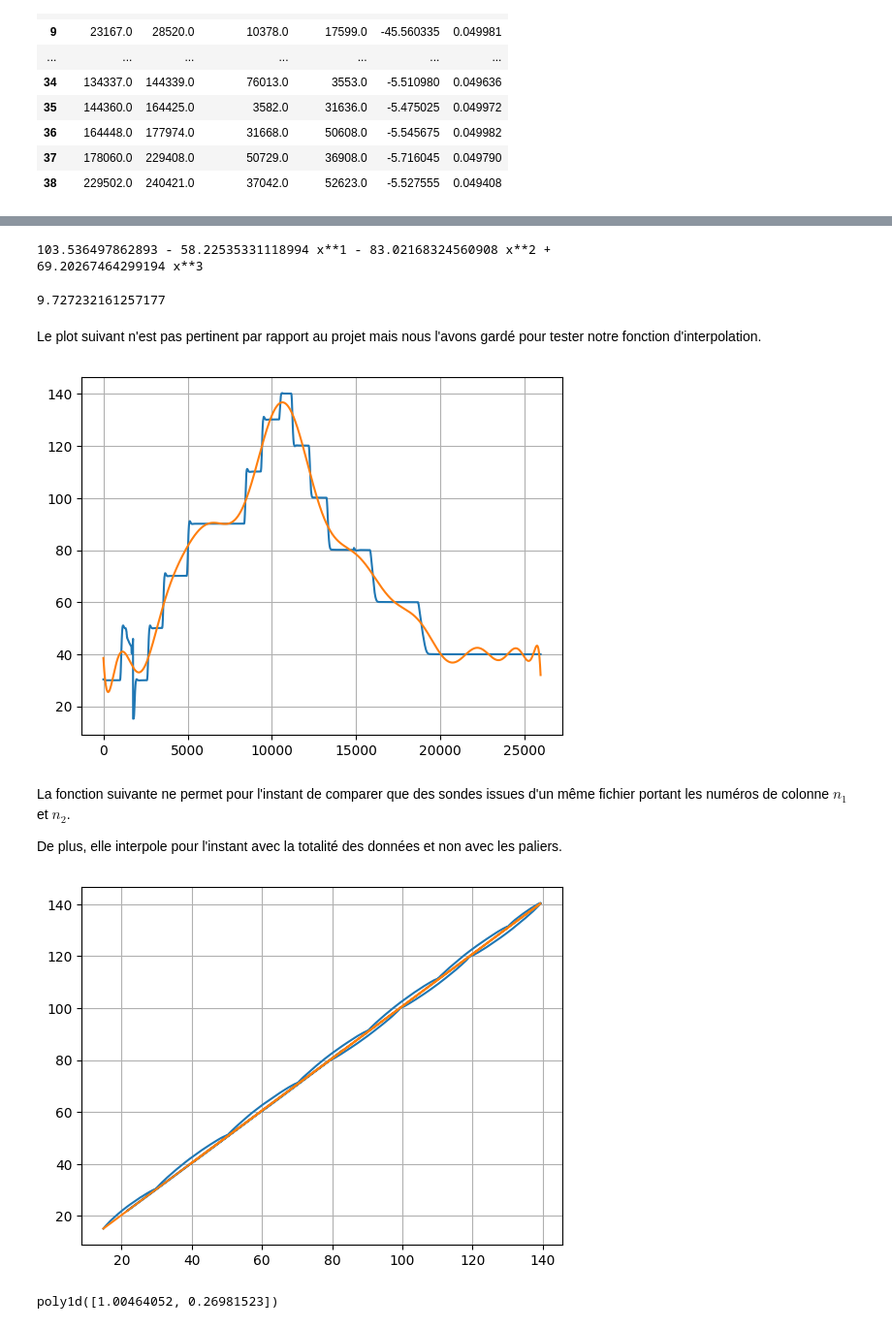
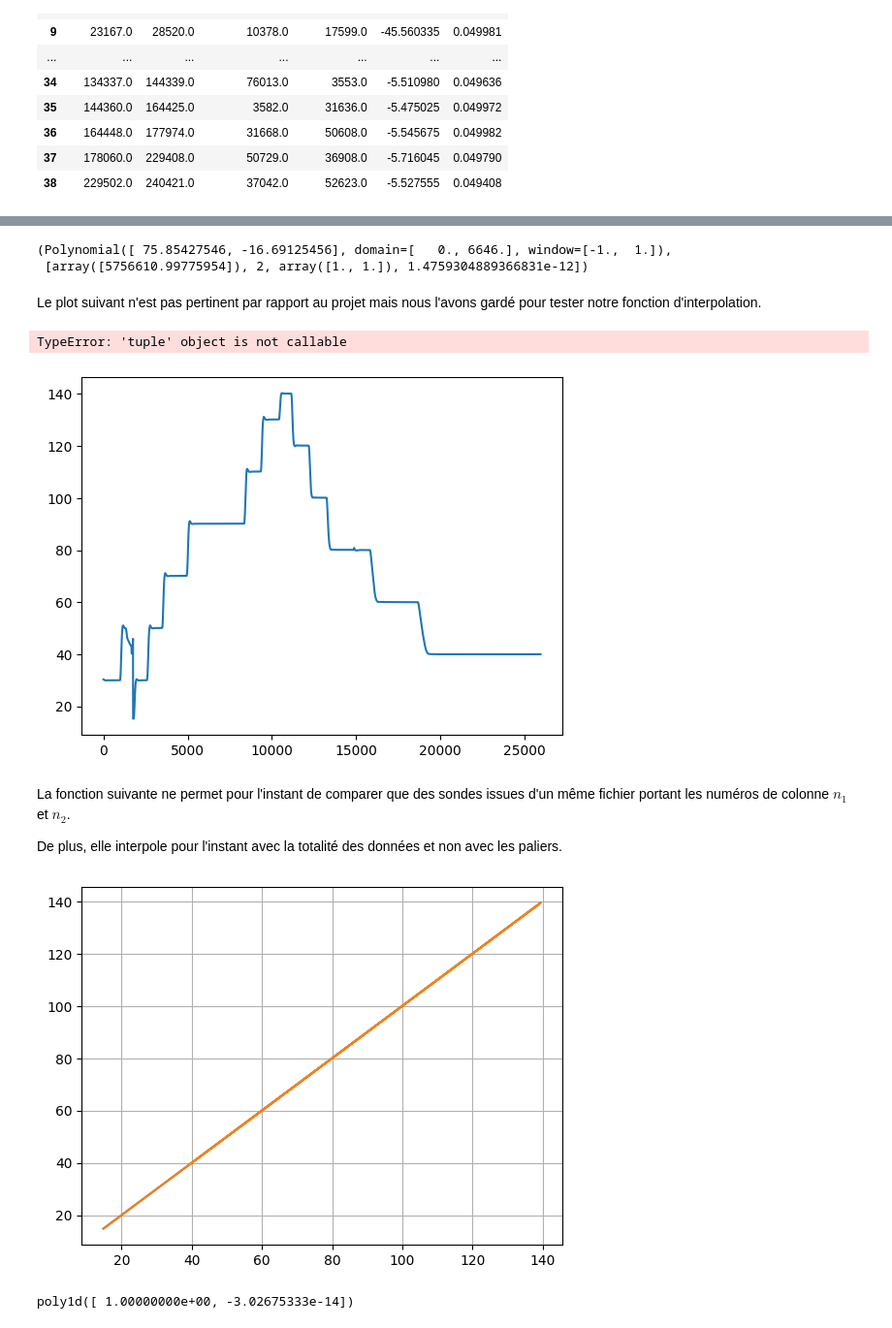
Before and after one commit to MatLD33/Projet-Info, a Jupyter notebook: lecture.ipynb, the cells around one changed output, grey strips where cells are left out. Shown at 97% size. Drawn from its saved outputs; the diff is of its cells as text; code cells hidden in the pictures.

```diff
--- a/lecture.ipynb
+++ b/lecture.ipynb
@@ -240,17 +240,15 @@ def polynomial_interpolation(x, y, degree):
     Cette fonction permet de faire une interpolation polynomiale
     Elle retourne le polynome d'interpolation
     '''
-    poly = np.polynomial.polynomial.Polynomial.fit(x, y, degree)
+    poly = np.polynomial.polynomial.Polynomial.fit(x, y, degree, full=True)
     return poly
 # %%
 x,name,y1 = create_data("Data\Sondes.csv",2)
-p = polynomial_interpolation(x,y1,3)
-print(p)
-p(2)
+p = polynomial_interpolation(x,y1,1)
+p
 # %% [output]
-103.536497862893 - 58.22535331118994 x**1 - 83.02168324560908 x**2 +
-69.20267464299194 x**3
+(Polynomial([ 75.85427546, -16.69125456], domain=[   0., 6646.], window=[-1.,  1.]),
+ [array([5756610.99775954]), 2, array([1., 1.]), 1.4759304889366831e-12])
-9.727232161257177
 # %% [markdown]
 Le plot suivant n'est pas pertinent par rapport au projet mais nous l'avons gardé pour tester notre fonction d'interpolation.
 # %%
@@ -265,7 +263,8 @@ plt.plot(x,z)
 plt.grid()
 plt.show()
 # %% [output]
+TypeError: 'tuple' object is not callable
-[figure, old version]
+[figure, new version]
 # %%
 def linear_interpolation(x, y):
     """
@@ -280,23 +279,23 @@ De plus, elle interpole pour l'instant avec la totalité des données et non ave
 # %%
 def comparaison_sondes(n1,n2, graph = True):
     '''
     Cette fonction permet de comparer les sondes n1 et n2
     Elle retourne un graphe de comparaison si nécessaire
     '''
     x,name,y1 = create_data("Data\Sondes.csv",n1)
     x,name,y2 = create_data("Data\Sondes.csv",n2)
     p = linear_interpolation(y1,y2)
     z = p(y1)
     if graph :
         plt.figure()
         plt.plot(y1,y2)
         plt.plot(y1,z)
         plt.grid()
         plt.show()
     return p
 
-p = comparaison_sondes(2,3)
+p = comparaison_sondes(2,2)
 p
 # %% [output]
-[figure, old version]
+[figure, new version]
-poly1d([1.00464052, 0.26981523])
+poly1d([ 1.00000000e+00, -3.02675333e-14])
```
Also changed, not shown: parts of 1 cell of this notebook, 8 other files.
